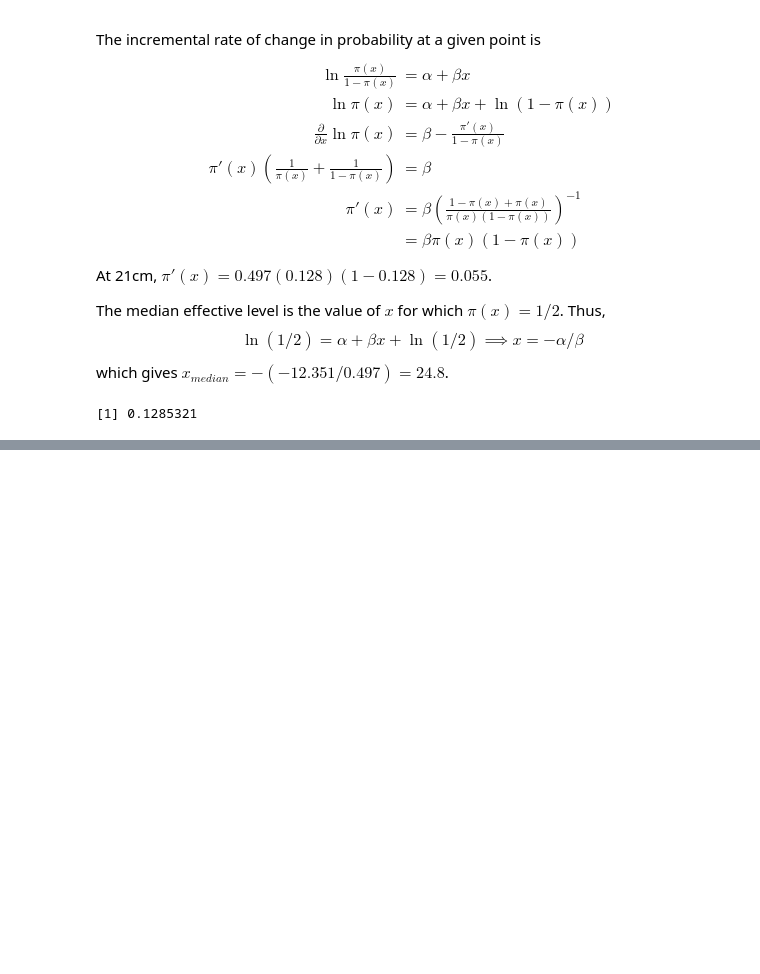
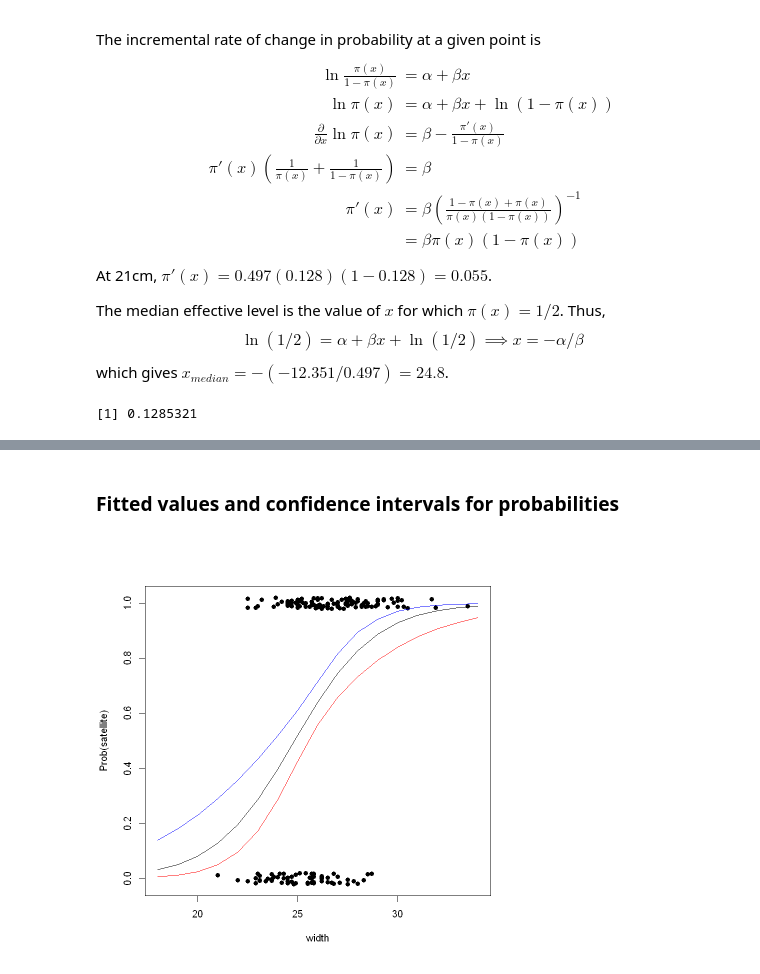
Before and after one commit to haganenoneko/CategoricalDataAnalysis, a Jupyter notebook: notebooks/4_LogisticRegression.ipynb, the cells around one changed output, grey strips where cells are left out. Cells and saved outputs as stored; diff of their text form; code cells hidden in the pictures; blank space fills up the shorter version.

```diff
--- a/notebooks/4_LogisticRegression.ipynb
+++ b/notebooks/4_LogisticRegression.ipynb
@@ -157,0 +183,27 @@ single_pix(21, -12.351, 0.497)
+# %% [markdown]
+### Fitted values and confidence intervals for probabilities
+# %%
+
+data.plot <- data.frame(width=(18:34))
+lp <- predict(fit, newdata=data.plot, se.fit=TRUE)
+
+q <- qnorm(0.975) * lp$se.fit
+lower <- lp$fit - q
+upper <- lp$fit + q
+lower.p <- exp(lower) / (1+exp(lower))
+upper.p <- exp(upper) / (1+exp(upper))
+
+plot(
+    jitter(y, 0.1) ~ width,
+    xlim=c(18, 34),
+    pch=16,
+    ylab="Prob(satellite)",
+    data=Crabs
+)
+
+pred.prob <- exp(lp$fit) / (1 + exp(lp$fit))
+lines(18:34, pred.prob)
+lines(18:34, lower.p, col="red")
+lines(18:34, upper.p, col="blue")
+# %% [output]
+[figure, added]
```
Also changed, not shown: parts of 37 cells of this notebook.
